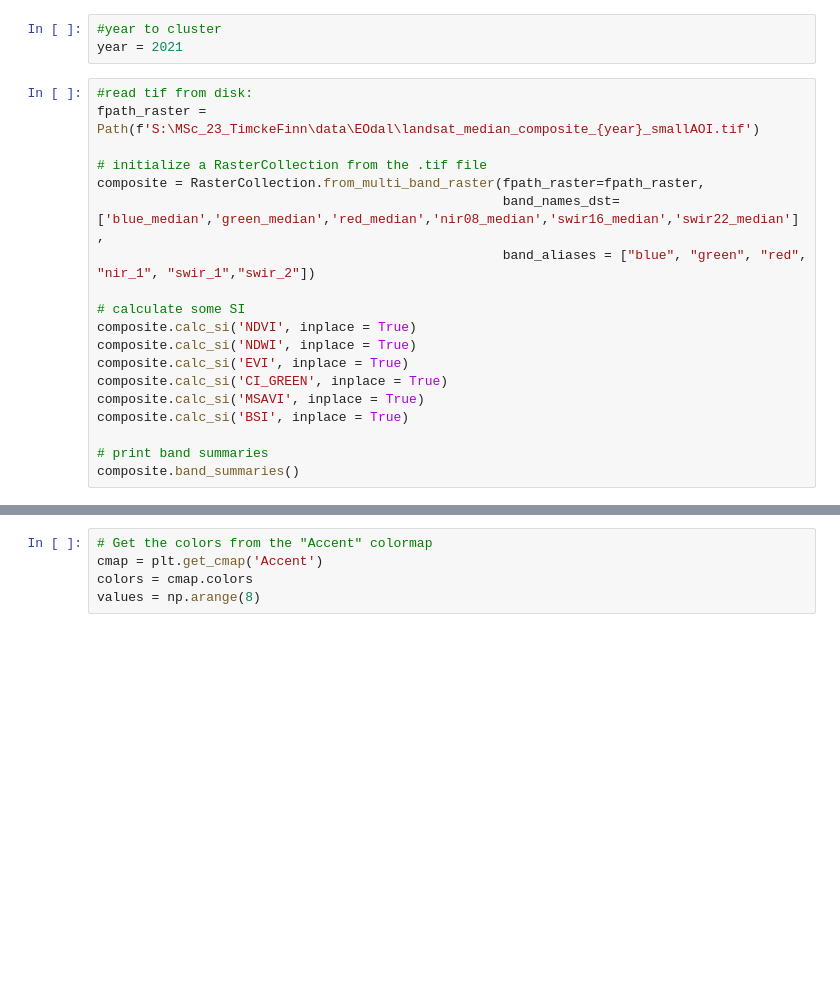
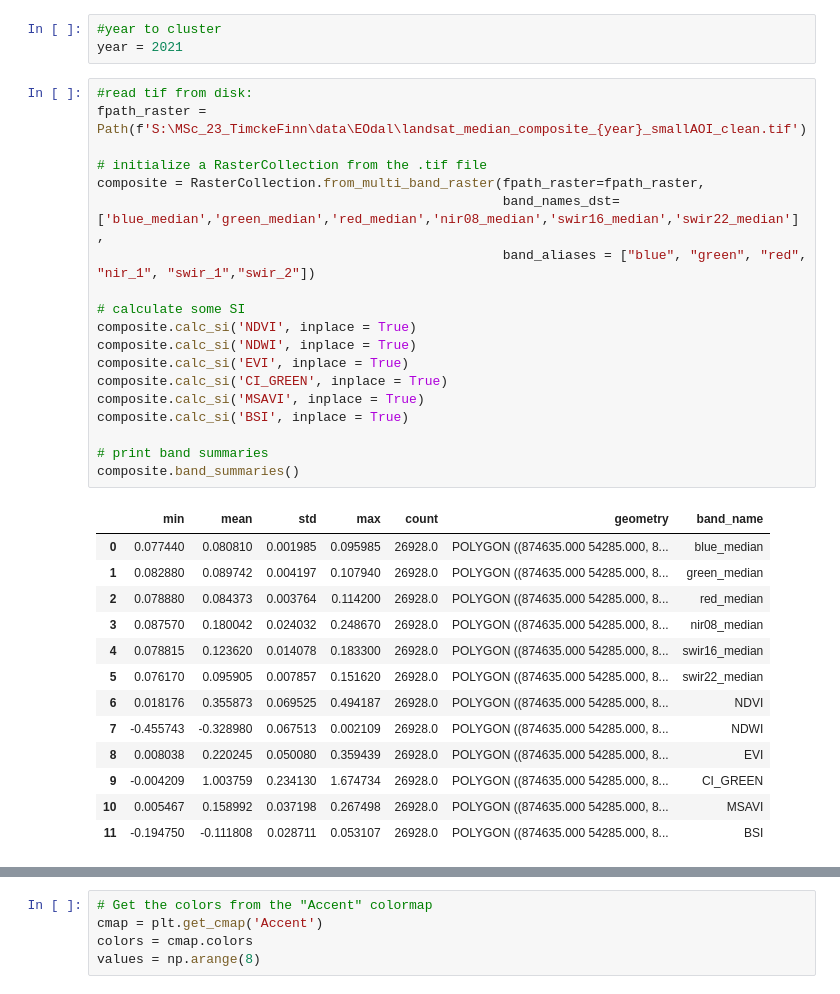
Before and after one commit to ftimcke/LULC-classification, a Jupyter notebook: unsupervised_clustering.ipynb, the cells around one changed output, grey strips where cells are left out. Saved outputs shown, nothing was run; the diff lists cells and outputs as text; blank space fills up the shorter version.

```diff
--- a/unsupervised_clustering.ipynb
+++ b/unsupervised_clustering.ipynb
@@ -34,23 +34,37 @@ from sklearn.preprocessing import StandardScaler
 year = 2021
 # %%
 #read tif from disk:
-fpath_raster = Path(f'S:\MSc_23_TimckeFinn\data\EOdal\landsat_median_composite_{year}_smallAOI.tif')
+fpath_raster = Path(f'S:\MSc_23_TimckeFinn\data\EOdal\landsat_median_composite_{year}_smallAOI_clean.tif')
 
 # initialize a RasterCollection from the .tif file
 composite = RasterCollection.from_multi_band_raster(fpath_raster=fpath_raster,
                                                     band_names_dst= ['blue_median','green_median','red_median','nir08_median','swir16_median','swir22_median'],
                                                     band_aliases = ["blue", "green", "red", "nir_1", "swir_1","swir_2"])
 
 # calculate some SI
 composite.calc_si('NDVI', inplace = True)
 composite.calc_si('NDWI', inplace = True)
 composite.calc_si('EVI', inplace = True)
 composite.calc_si('CI_GREEN', inplace = True)
 composite.calc_si('MSAVI', inplace = True)
 composite.calc_si('BSI', inplace = True)
 
 # print band summaries
 composite.band_summaries()
+# %% [output]
+|  | min | mean | std | max | count | geometry | band_name |
+| 0 | 0.077440 | 0.080810 | 0.001985 | 0.095985 | 26928.0 | POLYGON ((874635.000 54285.000, 8... | blue_median |
+| 1 | 0.082880 | 0.089742 | 0.004197 | 0.107940 | 26928.0 | POLYGON ((874635.000 54285.000, 8... | green_median |
+| 2 | 0.078880 | 0.084373 | 0.003764 | 0.114200 | 26928.0 | POLYGON ((874635.000 54285.000, 8... | red_median |
+| 3 | 0.087570 | 0.180042 | 0.024032 | 0.248670 | 26928.0 | POLYGON ((874635.000 54285.000, 8... | nir08_median |
+| 4 | 0.078815 | 0.123620 | 0.014078 | 0.183300 | 26928.0 | POLYGON ((874635.000 54285.000, 8... | swir16_median |
+| 5 | 0.076170 | 0.095905 | 0.007857 | 0.151620 | 26928.0 | POLYGON ((874635.000 54285.000, 8... | swir22_median |
+| 6 | 0.018176 | 0.355873 | 0.069525 | 0.494187 | 26928.0 | POLYGON ((874635.000 54285.000, 8... | NDVI |
+| 7 | -0.455743 | -0.328980 | 0.067513 | 0.002109 | 26928.0 | POLYGON ((874635.000 54285.000, 8... | NDWI |
+| 8 | 0.008038 | 0.220245 | 0.050080 | 0.359439 | 26928.0 | POLYGON ((874635.000 54285.000, 8... | EVI |
+| 9 | -0.004209 | 1.003759 | 0.234130 | 1.674734 | 26928.0 | POLYGON ((874635.000 54285.000, 8... | CI_GREEN |
+| 10 | 0.005467 | 0.158992 | 0.037198 | 0.267498 | 26928.0 | POLYGON ((874635.000 54285.000, 8... | MSAVI |
+| 11 | -0.194750 | -0.111808 | 0.028711 | 0.053107 | 26928.0 | POLYGON ((874635.000 54285.000, 8... | BSI |
 # %%
 # Create a DataFrame from the RasterCollection
 gdf = composite.to_dataframe()
```
Also changed, not shown: parts of 6 cells of this notebook.
